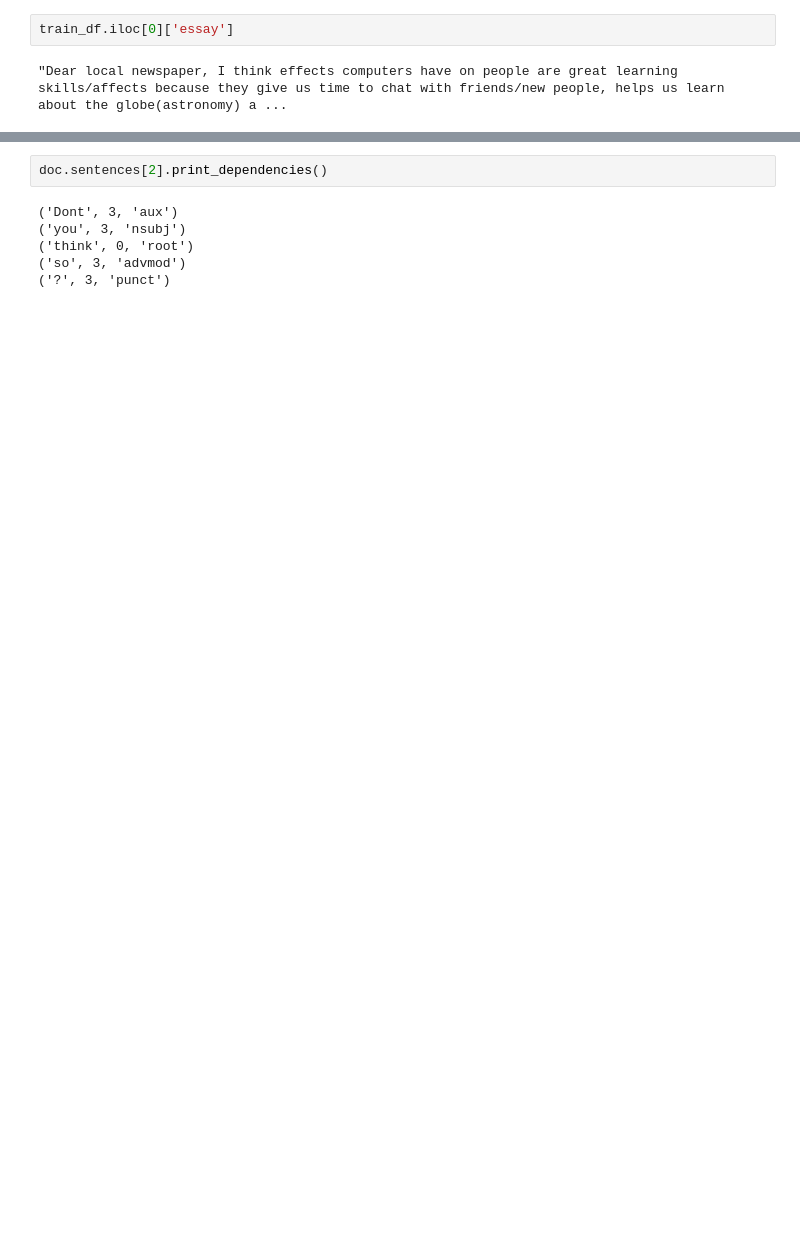
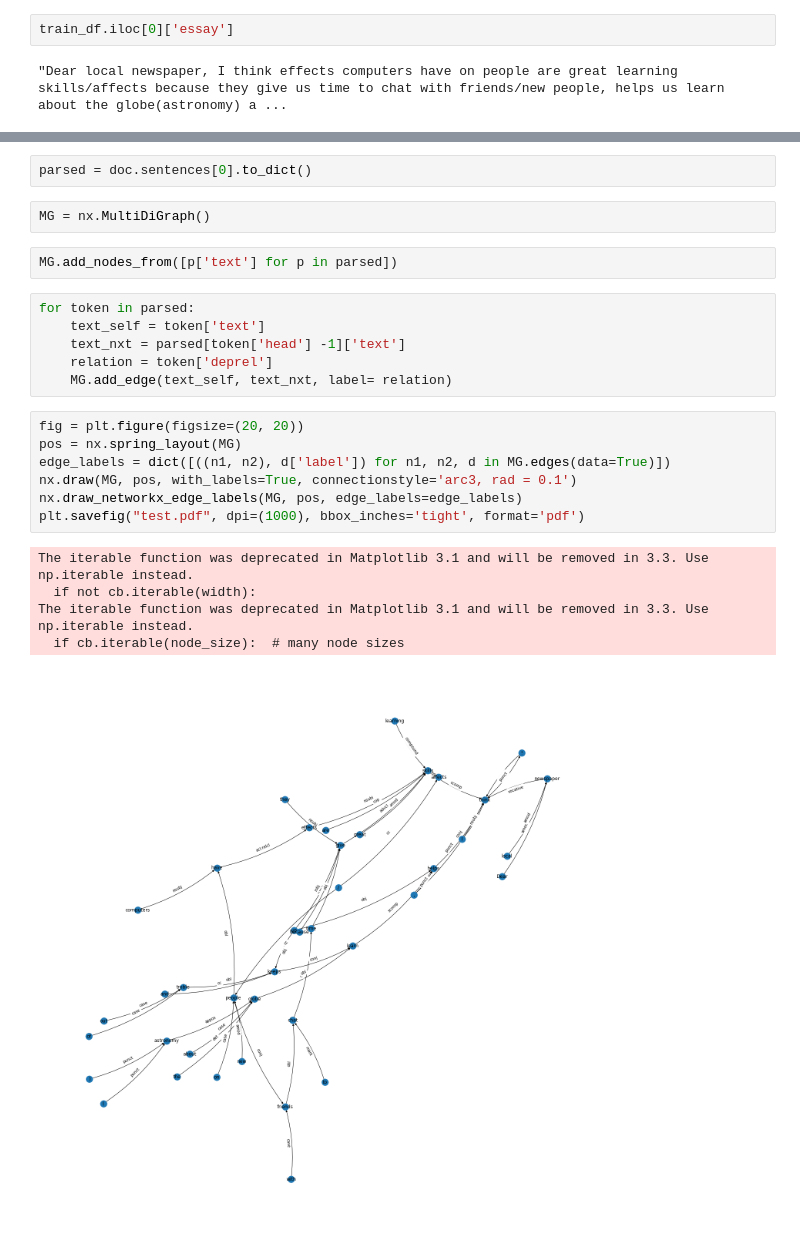
Before and after one commit to CS-savvy/Essay-scoring, a Jupyter notebook: dependency_parser.ipynb, the cells around one changed output, grey strips where cells are left out. Cells and saved outputs as stored; diff of their text form; blank space fills up the shorter version.

```diff
--- a/dependency_parser.ipynb
+++ b/dependency_parser.ipynb
@@ -52,10 +51,27 @@ train_df.iloc[0]['essay']
 text = train_df.iloc[0]['essay']
 doc = nlp(text)
-# %%
-doc.sentences[2].print_dependencies()
-# %% [output]
-('Dont', 3, 'aux')
-('you', 3, 'nsubj')
-('think', 0, 'root')
-('so', 3, 'advmod')
-('?', 3, 'punct')
+# %%
+parsed = doc.sentences[0].to_dict()
+# %%
+MG = nx.MultiDiGraph()
+# %%
+MG.add_nodes_from([p['text'] for p in parsed])
+# %%
+for token in parsed:
+    text_self = token['text']
+    text_nxt = parsed[token['head'] -1]['text']
+    relation = token['deprel']
+    MG.add_edge(text_self, text_nxt, label= relation)
+# %%
+fig = plt.figure(figsize=(20, 20))
+pos = nx.spring_layout(MG)
+edge_labels = dict([((n1, n2), d['label']) for n1, n2, d in MG.edges(data=True)])
+nx.draw(MG, pos, with_labels=True, connectionstyle='arc3, rad = 0.1')
+nx.draw_networkx_edge_labels(MG, pos, edge_labels=edge_labels)
+plt.savefig("test.pdf", dpi=(1000), bbox_inches='tight', format='pdf')
+# %% [output]
+The iterable function was deprecated in Matplotlib 3.1 and will be removed in 3.3. Use np.iterable instead.
+  if not cb.iterable(width):
+The iterable function was deprecated in Matplotlib 3.1 and will be removed in 3.3. Use np.iterable instead.
+  if cb.iterable(node_size):  # many node sizes
+[figure, added]
```
Also changed, not shown: parts of 5 cells of this notebook.
